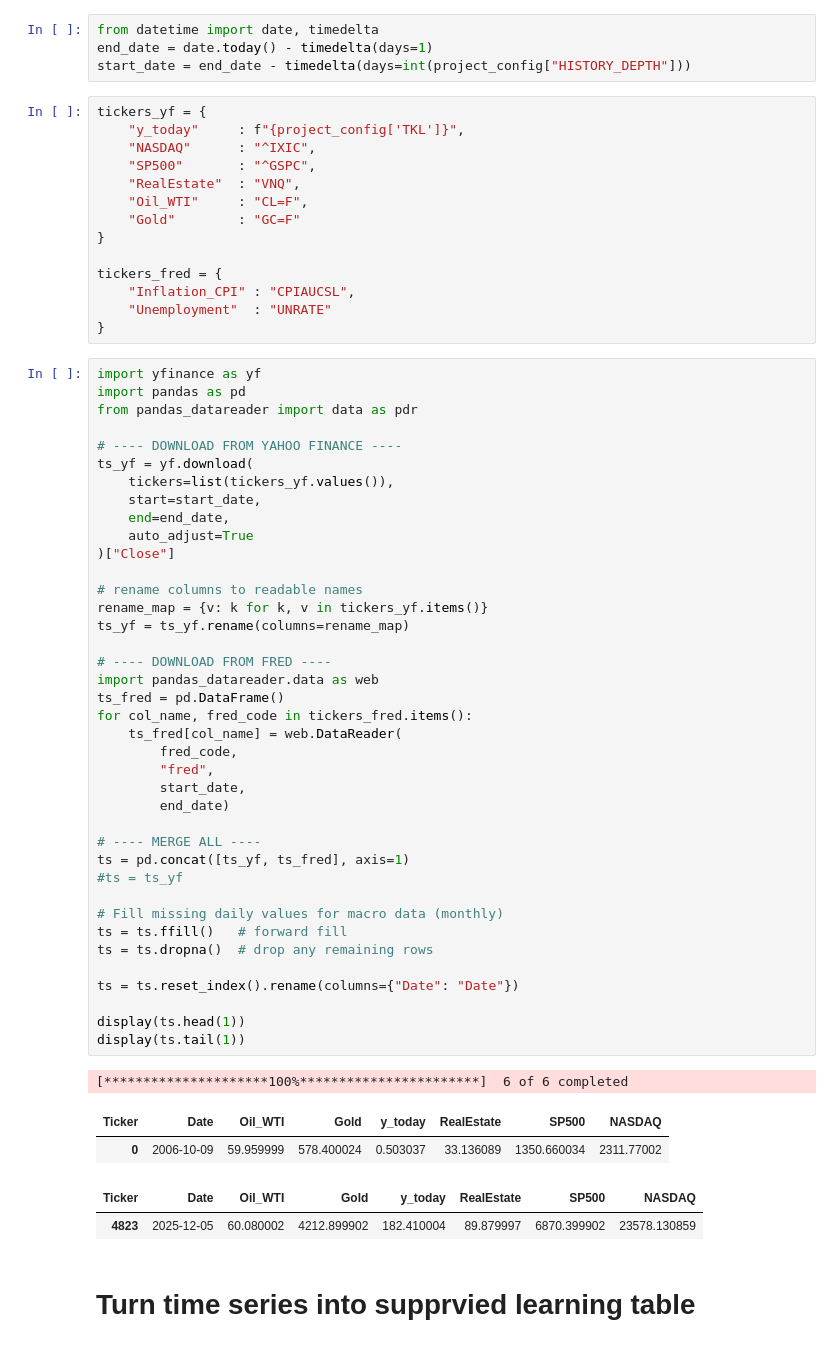
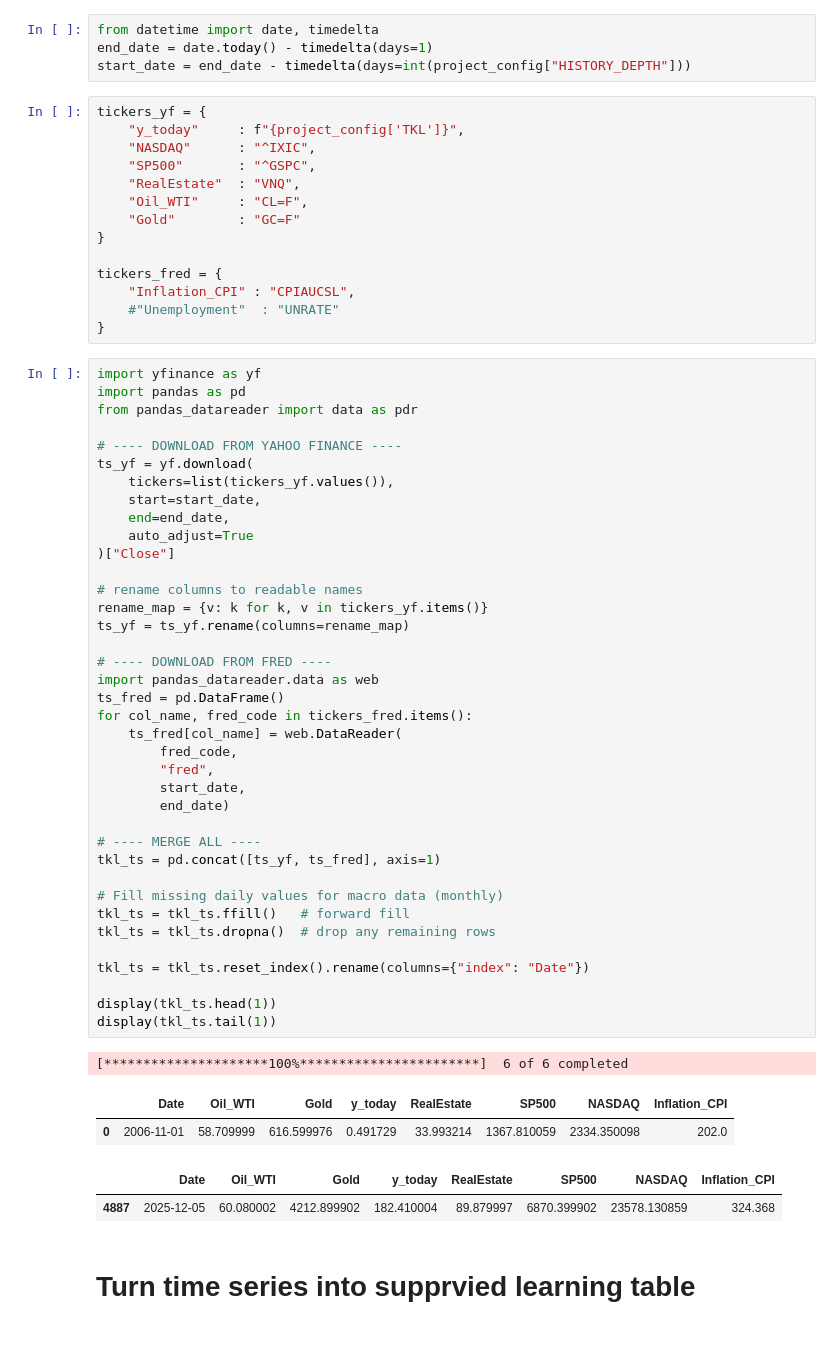
Before and after one commit to GuyRayOv/Stocks, a Jupyter notebook: notebooks/stocks_dataprep.ipynb, the cells around one changed output. Drawn from its saved outputs; the diff is of its cells as text.

```diff
--- a/notebooks/stocks_dataprep.ipynb
+++ b/notebooks/stocks_dataprep.ipynb
@@ -56,7 +56,7 @@ tickers_yf = {
 
 tickers_fred = {
     "Inflation_CPI" : "CPIAUCSL",
-    "Unemployment"  : "UNRATE"
+    #"Unemployment"  : "UNRATE"
 }
 # %%
 import yfinance as yf
@@ -65,44 +65,43 @@ from pandas_datareader import data as pdr
 
 # ---- DOWNLOAD FROM YAHOO FINANCE ----
 ts_yf = yf.download(
     tickers=list(tickers_yf.values()),
     start=start_date,
     end=end_date,
     auto_adjust=True
 )["Close"]
 
 # rename columns to readable names
 rename_map = {v: k for k, v in tickers_yf.items()}
 ts_yf = ts_yf.rename(columns=rename_map)
 
 # ---- DOWNLOAD FROM FRED ----
 import pandas_datareader.data as web
 ts_fred = pd.DataFrame()
 for col_name, fred_code in tickers_fred.items():
     ts_fred[col_name] = web.DataReader(
         fred_code,
         "fred",
         start_date,
         end_date)
 
 # ---- MERGE ALL ----
-ts = pd.concat([ts_yf, ts_fred], axis=1)
-#ts = ts_yf
+tkl_ts = pd.concat([ts_yf, ts_fred], axis=1)
 
 # Fill missing daily values for macro data (monthly)
-ts = ts.ffill()   # forward fill
-ts = ts.dropna()  # drop any remaining rows
+tkl_ts = tkl_ts.ffill()   # forward fill
+tkl_ts = tkl_ts.dropna()  # drop any remaining rows
 
-ts = ts.reset_index().rename(columns={"Date": "Date"})
+tkl_ts = tkl_ts.reset_index().rename(columns={"index": "Date"})
 
-display(ts.head(1))
-display(ts.tail(1))
+display(tkl_ts.head(1))
+display(tkl_ts.tail(1))
 # %% [output]
 [*********************100%***********************]  6 of 6 completed
-| Ticker | Date | Oil_WTI | Gold | y_today | RealEstate | SP500 | NASDAQ |
-| 0 | 2006-10-09 | 59.959999 | 578.400024 | 0.503037 | 33.136089 | 1350.660034 | 2311.77002 |
+|  | Date | Oil_WTI | Gold | y_today | RealEstate | SP500 | NASDAQ | Inflation_CPI |
+| 0 | 2006-11-01 | 58.709999 | 616.599976 | 0.491729 | 33.993214 | 1367.810059 | 2334.350098 | 202.0 |
-| Ticker | Date | Oil_WTI | Gold | y_today | RealEstate | SP500 | NASDAQ |
-| 4823 | 2025-12-05 | 60.080002 | 4212.899902 | 182.410004 | 89.879997 | 6870.399902 | 23578.130859 |
+|  | Date | Oil_WTI | Gold | y_today | RealEstate | SP500 | NASDAQ | Inflation_CPI |
+| 4887 | 2025-12-05 | 60.080002 | 4212.899902 | 182.410004 | 89.879997 | 6870.399902 | 23578.130859 | 324.368 |
 # %% [markdown]
 # Turn time series into supprvied learning table
 # %%
```
Also changed, not shown: parts of 10 cells of this notebook, 1 other file.
